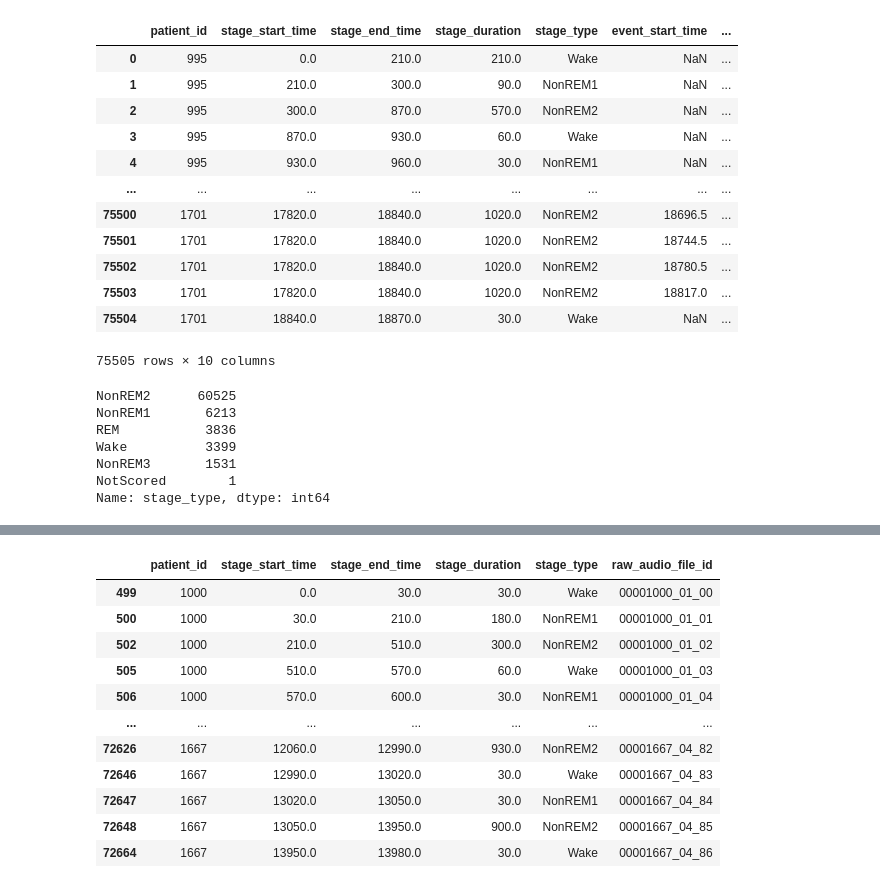
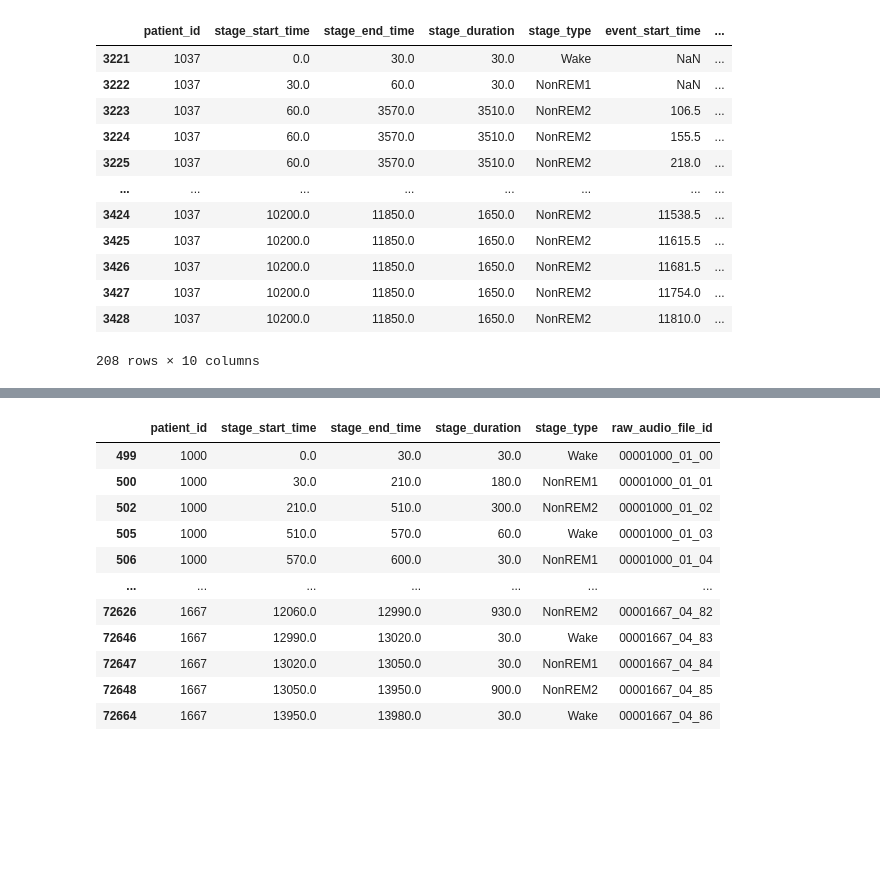
Before and after one commit to spear011/PSG-Audio, a Jupyter notebook: sleep_satge_csv_EDA.ipynb, the cells around one changed output, grey strips where cells are left out. Cells and saved outputs as stored; diff of their text form; code cells hidden in the pictures; blank space fills up the shorter version.

```diff
--- a/sleep_satge_csv_EDA.ipynb
+++ b/sleep_satge_csv_EDA.ipynb
@@ -5,29 +5,19 @@ import matplotlib.pyplot as plt
 import os
 # %%
 rml_df = pd.read_csv('./data/sleep_stage_respiratory_info.csv')
-# %%
-rml_df
-# %% [output]
-|  | patient_id | stage_start_time | stage_end_time | stage_duration | stage_type | event_start_time | ... |
-| 0 | 995 | 0.0 | 210.0 | 210.0 | Wake | NaN | ... |
-| 1 | 995 | 210.0 | 300.0 | 90.0 | NonREM1 | NaN | ... |
-| 2 | 995 | 300.0 | 870.0 | 570.0 | NonREM2 | NaN | ... |
-| 3 | 995 | 870.0 | 930.0 | 60.0 | Wake | NaN | ... |
-| 4 | 995 | 930.0 | 960.0 | 30.0 | NonREM1 | NaN | ... |
-| ... | ... | ... | ... | ... | ... | ... | ... |
-| 75500 | 1701 | 17820.0 | 18840.0 | 1020.0 | NonREM2 | 18696.5 | ... |
-| 75501 | 1701 | 17820.0 | 18840.0 | 1020.0 | NonREM2 | 18744.5 | ... |
-| 75502 | 1701 | 17820.0 | 18840.0 | 1020.0 | NonREM2 | 18780.5 | ... |
-| 75503 | 1701 | 17820.0 | 18840.0 | 1020.0 | NonREM2 | 18817.0 | ... |
-| 75504 | 1701 | 18840.0 | 18870.0 | 30.0 | Wake | NaN | ... |
-75505 rows × 10 columns
-# %%
-rml_df['stage_type'].value_counts()
-# %% [output]
-NonREM2      60525
-NonREM1       6213
-REM           3836
-Wake          3399
-NonREM3       1531
-NotScored        1
-Name: stage_type, dtype: int64
+# %%
+rml_df[rml_df['patient_id'] == 1037]
+# %% [output]
+|  | patient_id | stage_start_time | stage_end_time | stage_duration | stage_type | event_start_time | ... |
+| 3221 | 1037 | 0.0 | 30.0 | 30.0 | Wake | NaN | ... |
+| 3222 | 1037 | 30.0 | 60.0 | 30.0 | NonREM1 | NaN | ... |
+| 3223 | 1037 | 60.0 | 3570.0 | 3510.0 | NonREM2 | 106.5 | ... |
+| 3224 | 1037 | 60.0 | 3570.0 | 3510.0 | NonREM2 | 155.5 | ... |
+| 3225 | 1037 | 60.0 | 3570.0 | 3510.0 | NonREM2 | 218.0 | ... |
+| ... | ... | ... | ... | ... | ... | ... | ... |
+| 3424 | 1037 | 10200.0 | 11850.0 | 1650.0 | NonREM2 | 11538.5 | ... |
+| 3425 | 1037 | 10200.0 | 11850.0 | 1650.0 | NonREM2 | 11615.5 | ... |
+| 3426 | 1037 | 10200.0 | 11850.0 | 1650.0 | NonREM2 | 11681.5 | ... |
+| 3427 | 1037 | 10200.0 | 11850.0 | 1650.0 | NonREM2 | 11754.0 | ... |
+| 3428 | 1037 | 10200.0 | 11850.0 | 1650.0 | NonREM2 | 11810.0 | ... |
+208 rows × 10 columns
```
Also changed, not shown: parts of 13 cells of this notebook, 5 other files.
